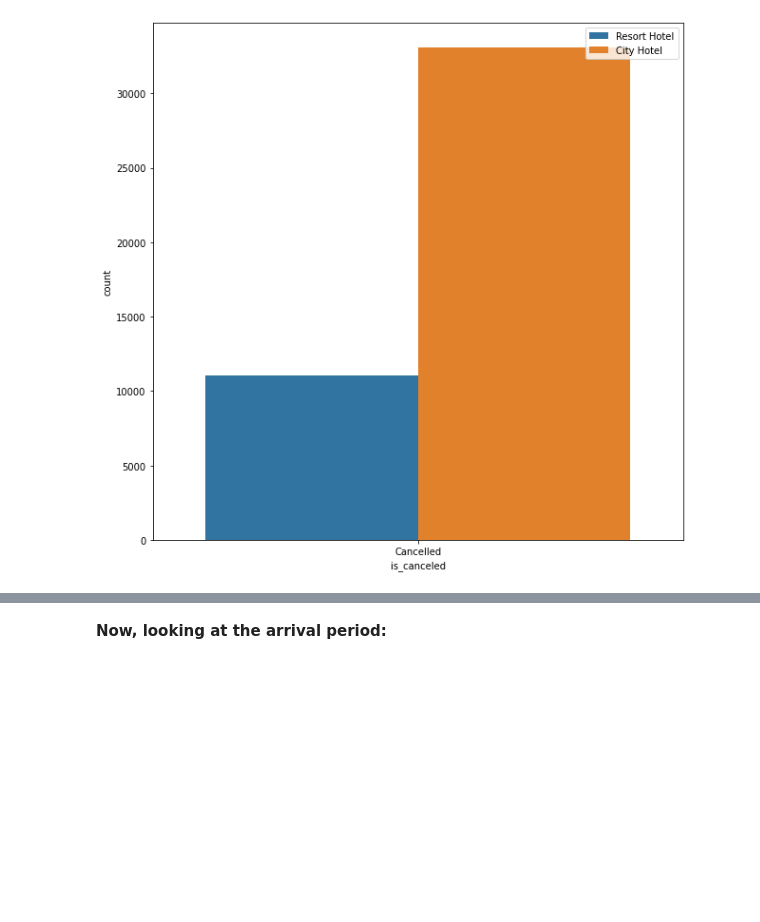
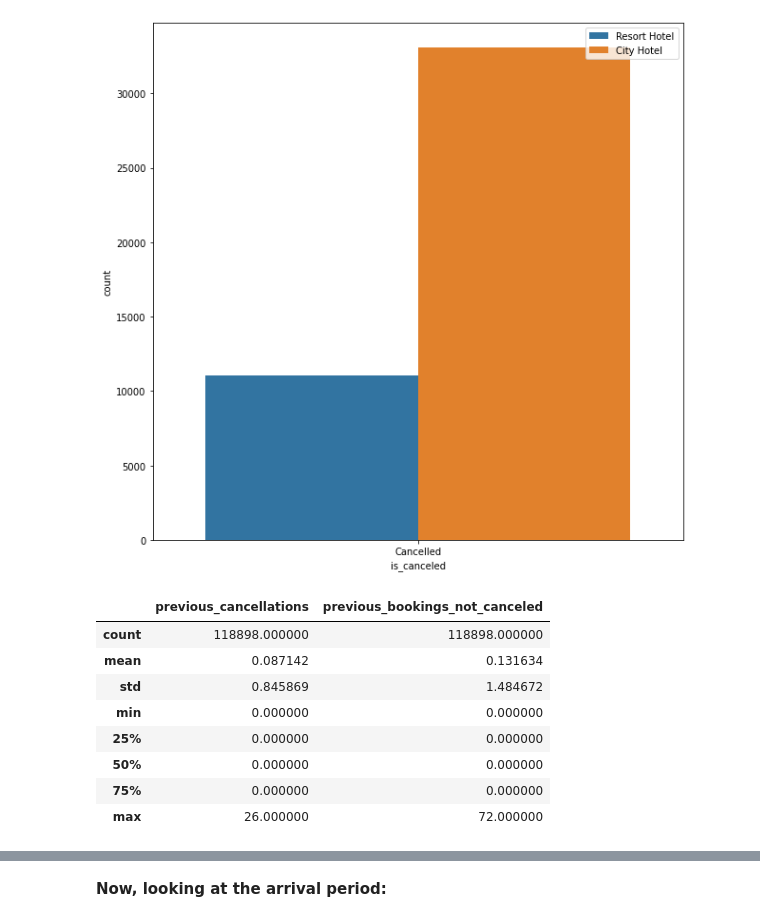
Before and after one commit to V-dit/EDA-hotel-booking-analysis, a Jupyter notebook: Hotel_Booking_Analysis_Capstone_Project.ipynb, the cells around one changed output, grey strips where cells are left out. Drawn from its saved outputs; the diff is of its cells as text; code cells hidden in the pictures; blank space fills up the shorter version.

```diff
--- a/Hotel_Booking_Analysis_Capstone_Project.ipynb
+++ b/Hotel_Booking_Analysis_Capstone_Project.ipynb
@@ -453,3 +462,17 @@ plt.legend(loc='upper right')
 # %% [output]
 <matplotlib.legend.Legend at 0x...>
 [figure]
+# %%
+# Previously Cancelled
+a111 = df_nonull[['hotel', 'previous_cancellations', 'previous_bookings_not_canceled']]
+a111.describe()
+# %% [output]
+|  | previous_cancellations | previous_bookings_not_canceled |
+| count | 118898.000000 | 118898.000000 |
+| mean | 0.087142 | 0.131634 |
+| std | 0.845869 | 1.484672 |
+| min | 0.000000 | 0.000000 |
+| 25% | 0.000000 | 0.000000 |
+| 50% | 0.000000 | 0.000000 |
+| 75% | 0.000000 | 0.000000 |
+| max | 26.000000 | 72.000000 |
```
Also changed, not shown: parts of 4 cells of this notebook.
